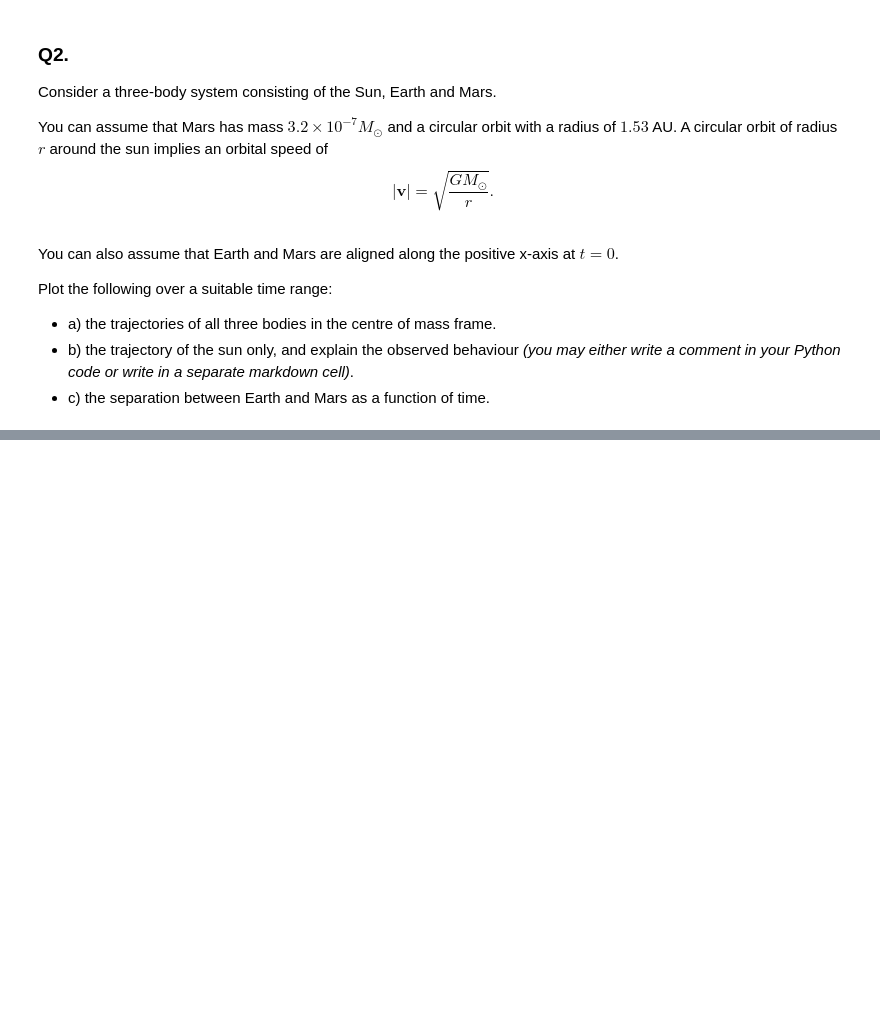
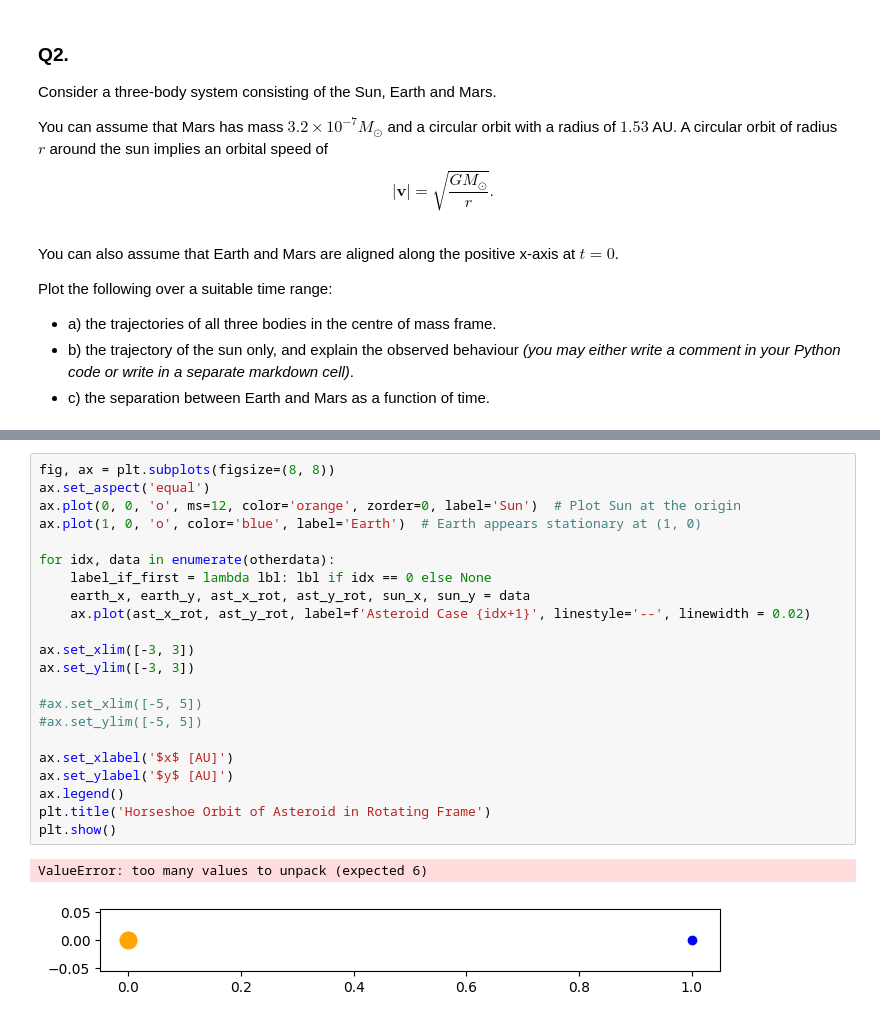
Before and after one commit to arir2001/mitchison_lab2, a Jupyter notebook: orbits/orbits_hw.ipynb, the cells around one changed output, grey strips where cells are left out. Drawn from its saved outputs; the diff is of its cells as text; blank space fills up the shorter version.

```diff
--- a/orbits/orbits_hw.ipynb
+++ b/orbits/orbits_hw.ipynb
@@ -414,0 +617,25 @@ x2, y2 = ????
+# %%
+fig, ax = plt.subplots(figsize=(8, 8))
+ax.set_aspect('equal')
+ax.plot(0, 0, 'o', ms=12, color='orange', zorder=0, label='Sun')  # Plot Sun at the origin
+ax.plot(1, 0, 'o', color='blue', label='Earth')  # Earth appears stationary at (1, 0)
+
+for idx, data in enumerate(otherdata):
+    label_if_first = lambda lbl: lbl if idx == 0 else None
+    earth_x, earth_y, ast_x_rot, ast_y_rot, sun_x, sun_y = data
+    ax.plot(ast_x_rot, ast_y_rot, label=f'Asteroid Case {idx+1}', linestyle='--', linewidth = 0.02)
+
+ax.set_xlim([-3, 3])
+ax.set_ylim([-3, 3])
+
+#ax.set_xlim([-5, 5])
+#ax.set_ylim([-5, 5])
+
+ax.set_xlabel('$x$ [AU]')
+ax.set_ylabel('$y$ [AU]')
+ax.legend()
+plt.title('Horseshoe Orbit of Asteroid in Rotating Frame')
+plt.show()
+# %% [output]
+ValueError: too many values to unpack (expected 6)
+[figure, added]
```
Also changed, not shown: parts of 21 cells of this notebook.
